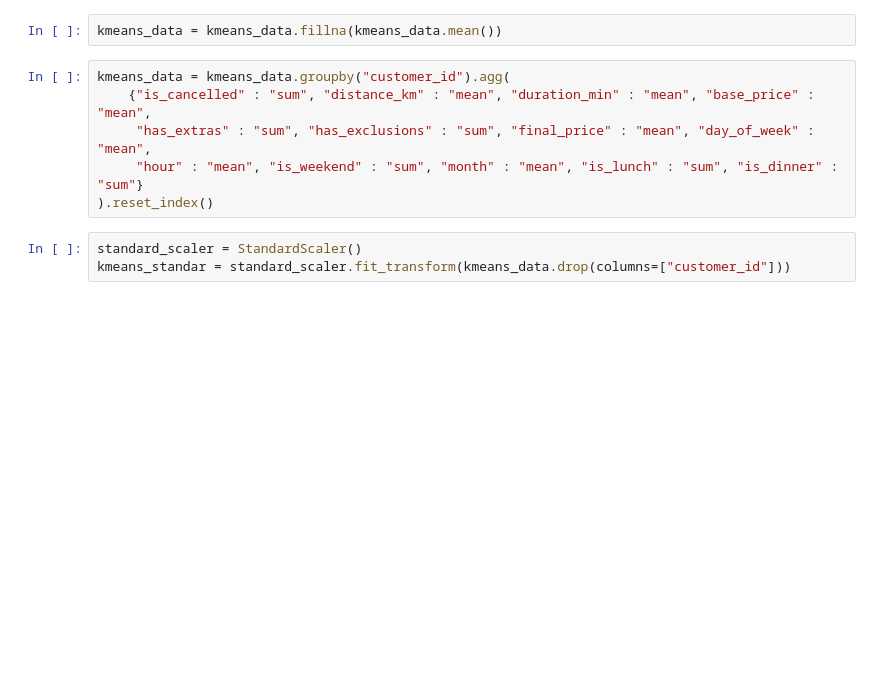
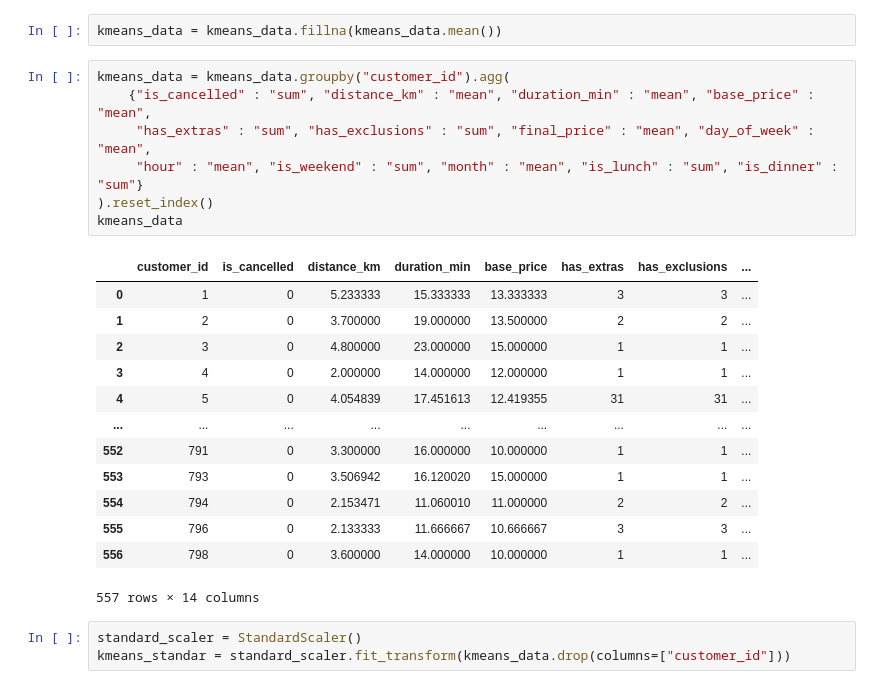
Before and after one commit to MAP0218675/Inteligencia-Artificial-Avanzada, a Jupyter notebook: Copia de Dannys_Pizza_week2_HWK.ipynb, the cells around one changed output. Saved outputs shown, nothing was run; the diff lists cells and outputs as text; blank space fills up the shorter version.

```diff
--- a/Copia de Dannys_Pizza_week2_HWK.ipynb
+++ b/Copia de Dannys_Pizza_week2_HWK.ipynb
@@ -1924,9 +1924,24 @@ kmeans_data = kmeans_data.fillna(kmeans_data.mean())
 # %%
 kmeans_data = kmeans_data.groupby("customer_id").agg(
     {"is_cancelled" : "sum", "distance_km" : "mean", "duration_min" : "mean", "base_price" : "mean",
      "has_extras" : "sum", "has_exclusions" : "sum", "final_price" : "mean", "day_of_week" : "mean",
      "hour" : "mean", "is_weekend" : "sum", "month" : "mean", "is_lunch" : "sum", "is_dinner" : "sum"}
 ).reset_index()
+kmeans_data
+# %% [output]
+|  | customer_id | is_cancelled | distance_km | duration_min | base_price | has_extras | has_exclusions | ... |
+| 0 | 1 | 0 | 5.233333 | 15.333333 | 13.333333 | 3 | 3 | ... |
+| 1 | 2 | 0 | 3.700000 | 19.000000 | 13.500000 | 2 | 2 | ... |
+| 2 | 3 | 0 | 4.800000 | 23.000000 | 15.000000 | 1 | 1 | ... |
+| 3 | 4 | 0 | 2.000000 | 14.000000 | 12.000000 | 1 | 1 | ... |
+| 4 | 5 | 0 | 4.054839 | 17.451613 | 12.419355 | 31 | 31 | ... |
+| ... | ... | ... | ... | ... | ... | ... | ... | ... |
+| 552 | 791 | 0 | 3.300000 | 16.000000 | 10.000000 | 1 | 1 | ... |
+| 553 | 793 | 0 | 3.506942 | 16.120020 | 15.000000 | 1 | 1 | ... |
+| 554 | 794 | 0 | 2.153471 | 11.060010 | 11.000000 | 2 | 2 | ... |
+| 555 | 796 | 0 | 2.133333 | 11.666667 | 10.666667 | 3 | 3 | ... |
+| 556 | 798 | 0 | 3.600000 | 14.000000 | 10.000000 | 1 | 1 | ... |
+557 rows × 14 columns
 # %%
 standard_scaler = StandardScaler()
 kmeans_standar = standard_scaler.fit_transform(kmeans_data.drop(columns=["customer_id"]))
```
Also changed, not shown: parts of 6 cells of this notebook.
